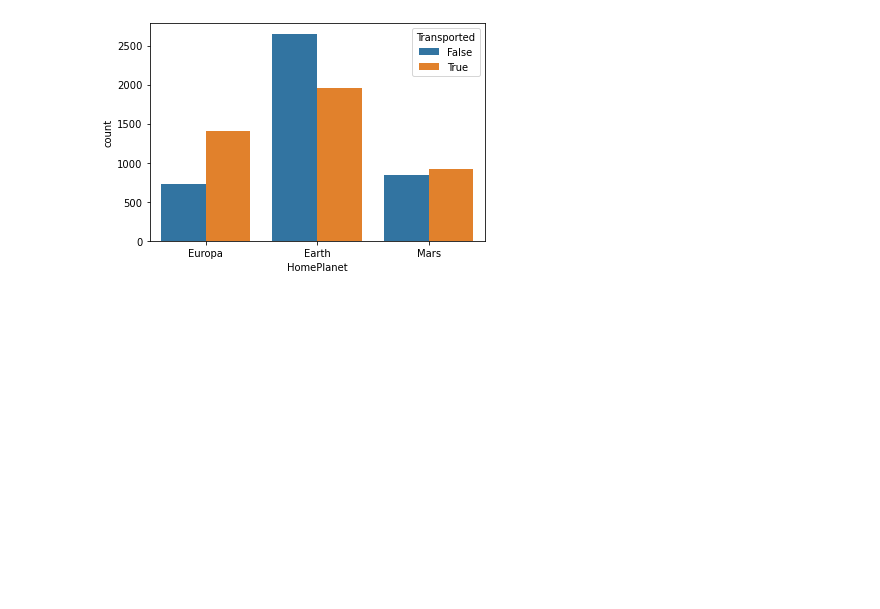
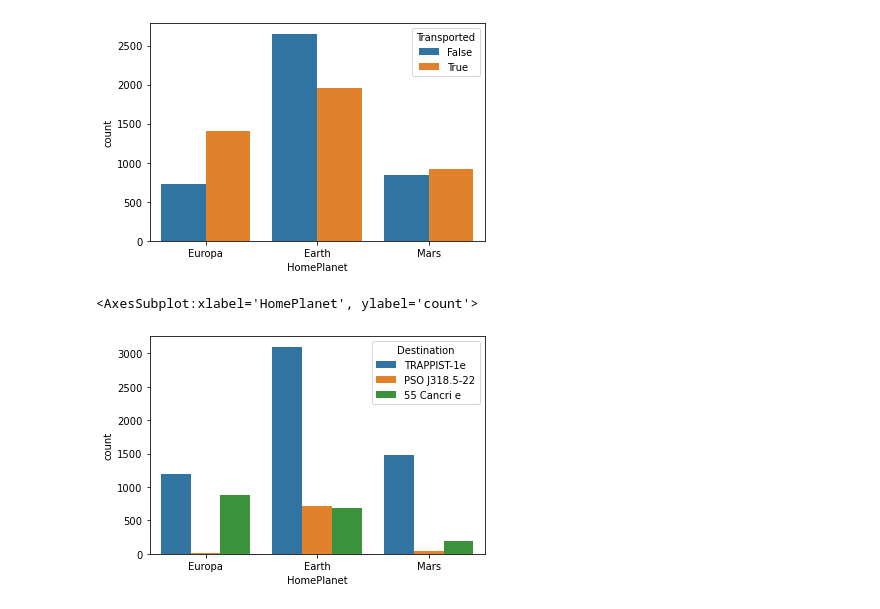
Before and after one commit to Daniel-Aguila/SpaceTitanic, a Jupyter notebook: main.ipynb, the cells around one changed output. Saved outputs shown, nothing was run; the diff lists cells and outputs as text; code cells hidden in the pictures; blank space fills up the shorter version.

```diff
--- a/main.ipynb
+++ b/main.ipynb
@@ -210,3 +228,8 @@ sns.countplot(data=df_train,x='HomePlanet',hue='Transported')
 # %% [output]
 <AxesSubplot:xlabel='HomePlanet', ylabel='count'>
 [figure]
+# %%
+sns.countplot(data=df_train,x='HomePlanet',hue='Destination')
+# %% [output]
+<AxesSubplot:xlabel='HomePlanet', ylabel='count'>
+[figure, added]
```
Also changed, not shown: parts of 8 cells of this notebook.
